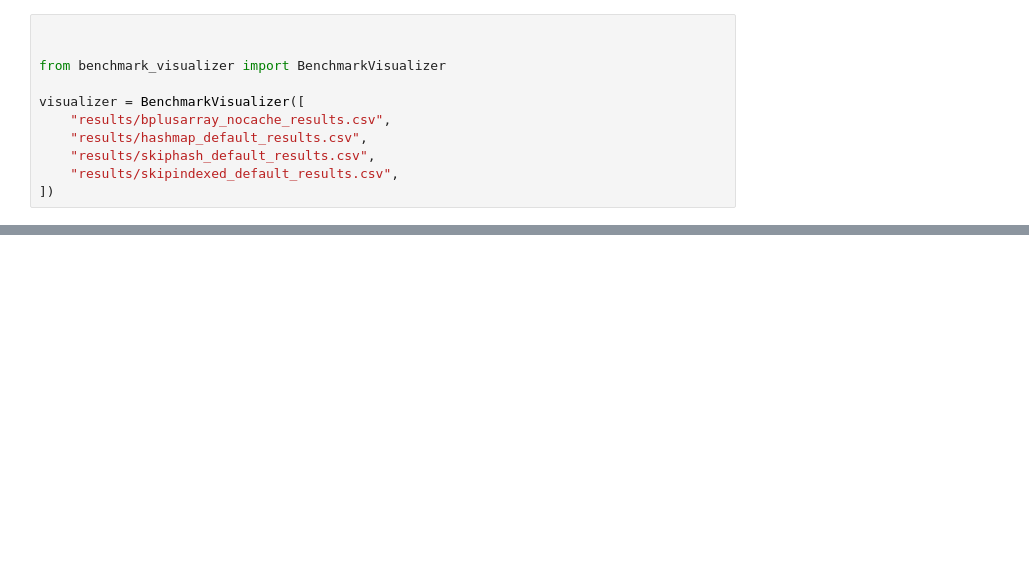
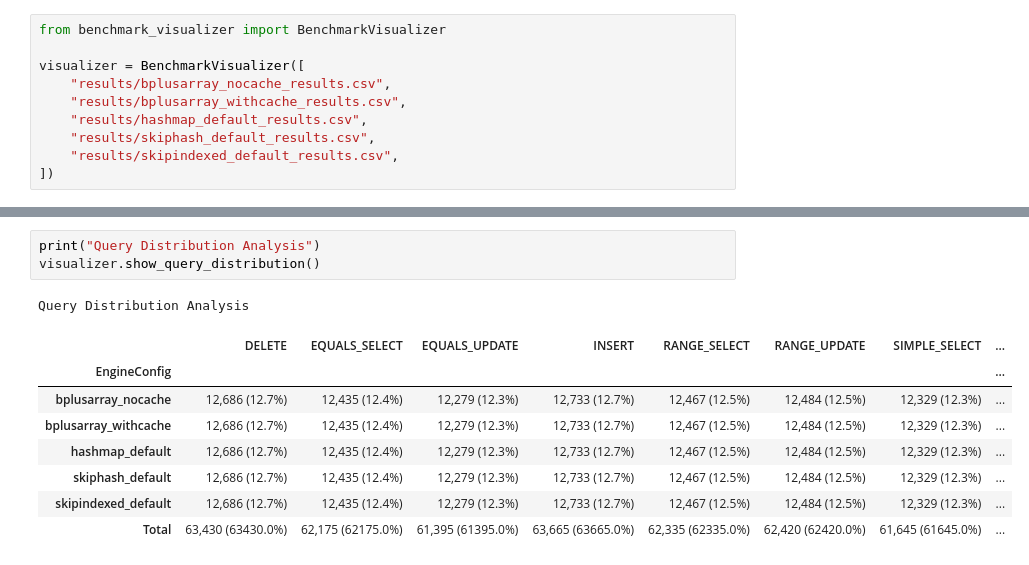
Before and after one commit to Xskullibur/CS201-SmuSQL, a Jupyter notebook: SmuSQL/src/main/java/edu/smu/smusql/analysis/visualization/sql-benchmark-analysis.ipynb, the cells around one changed output, grey strips where cells are left out. Drawn from its saved outputs; the diff is of its cells as text; blank space fills up the shorter version.

```diff
--- a/SmuSQL/src/main/java/edu/smu/smusql/analysis/visualization/sql-benchmark-analysis.ipynb
+++ b/SmuSQL/src/main/java/edu/smu/smusql/analysis/visualization/sql-benchmark-analysis.ipynb
@@ -1,10 +1,9 @@
 # %%
-
-
 from benchmark_visualizer import BenchmarkVisualizer
 
 visualizer = BenchmarkVisualizer([
     "results/bplusarray_nocache_results.csv",
+    "results/bplusarray_withcache_results.csv",
     "results/hashmap_default_results.csv",
     "results/skiphash_default_results.csv",
     "results/skipindexed_default_results.csv",
@@ -14,3 +22,16 @@ ValueError: Error processing results/hashmap_default_results.csv: Missing requir
+# %%
+print("Query Distribution Analysis")
+visualizer.show_query_distribution()
+# %% [output]
+Query Distribution Analysis
+|  | DELETE | EQUALS_SELECT | EQUALS_UPDATE | INSERT | RANGE_SELECT | RANGE_UPDATE | SIMPLE_SELECT | ... |
+| EngineConfig |  |  |  |  |  |  |  | ... |
+| bplusarray_nocache | 12,686 (12.7%) | 12,435 (12.4%) | 12,279 (12.3%) | 12,733 (12.7%) | 12,467 (12.5%) | 12,484 (12.5%) | 12,329 (12.3%) | ... |
+| bplusarray_withcache | 12,686 (12.7%) | 12,435 (12.4%) | 12,279 (12.3%) | 12,733 (12.7%) | 12,467 (12.5%) | 12,484 (12.5%) | 12,329 (12.3%) | ... |
+| hashmap_default | 12,686 (12.7%) | 12,435 (12.4%) | 12,279 (12.3%) | 12,733 (12.7%) | 12,467 (12.5%) | 12,484 (12.5%) | 12,329 (12.3%) | ... |
+| skiphash_default | 12,686 (12.7%) | 12,435 (12.4%) | 12,279 (12.3%) | 12,733 (12.7%) | 12,467 (12.5%) | 12,484 (12.5%) | 12,329 (12.3%) | ... |
+| skipindexed_default | 12,686 (12.7%) | 12,435 (12.4%) | 12,279 (12.3%) | 12,733 (12.7%) | 12,467 (12.5%) | 12,484 (12.5%) | 12,329 (12.3%) | ... |
+| Total | 63,430 (63430.0%) | 62,175 (62175.0%) | 61,395 (61395.0%) | 63,665 (63665.0%) | 62,335 (62335.0%) | 62,420 (62420.0%) | 61,645 (61645.0%) | ... |
 # %%
 print("Execution Time Distribution Analysis")
 visualizer.plot_execution_time_distribution()
```
Also changed, not shown: parts of 7 cells of this notebook, 31 other files.
